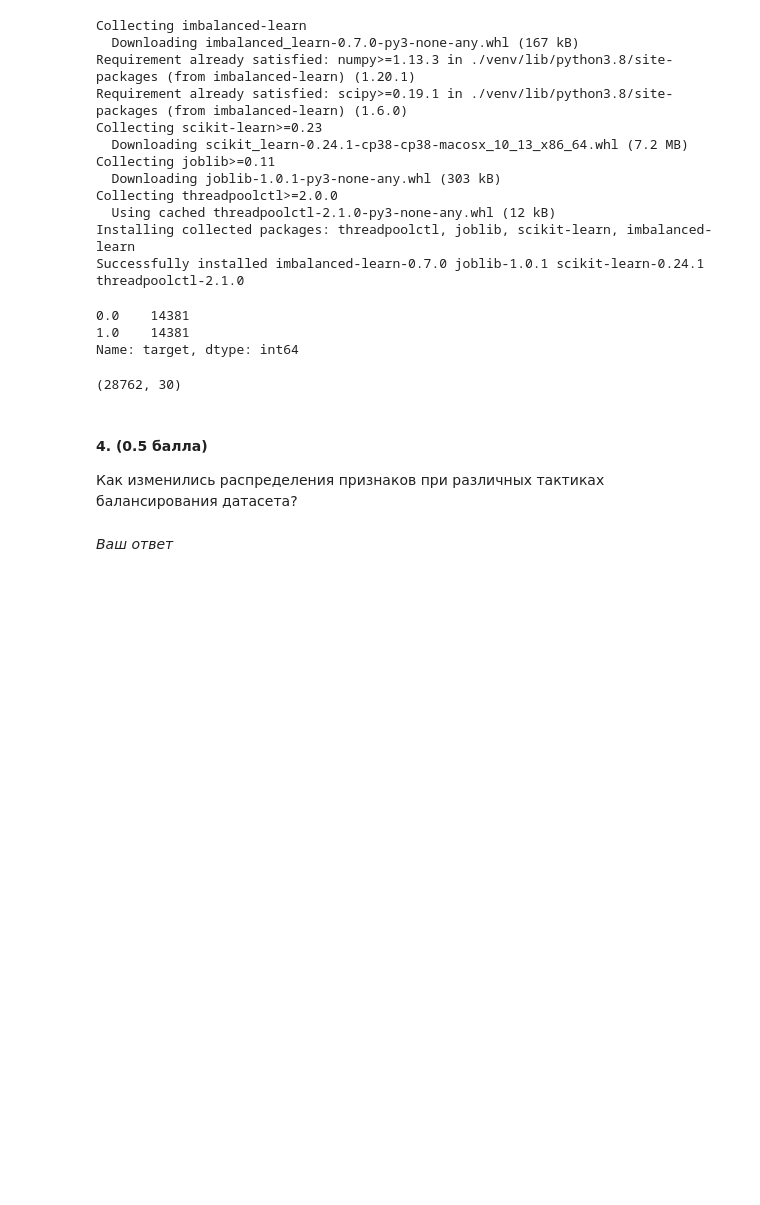
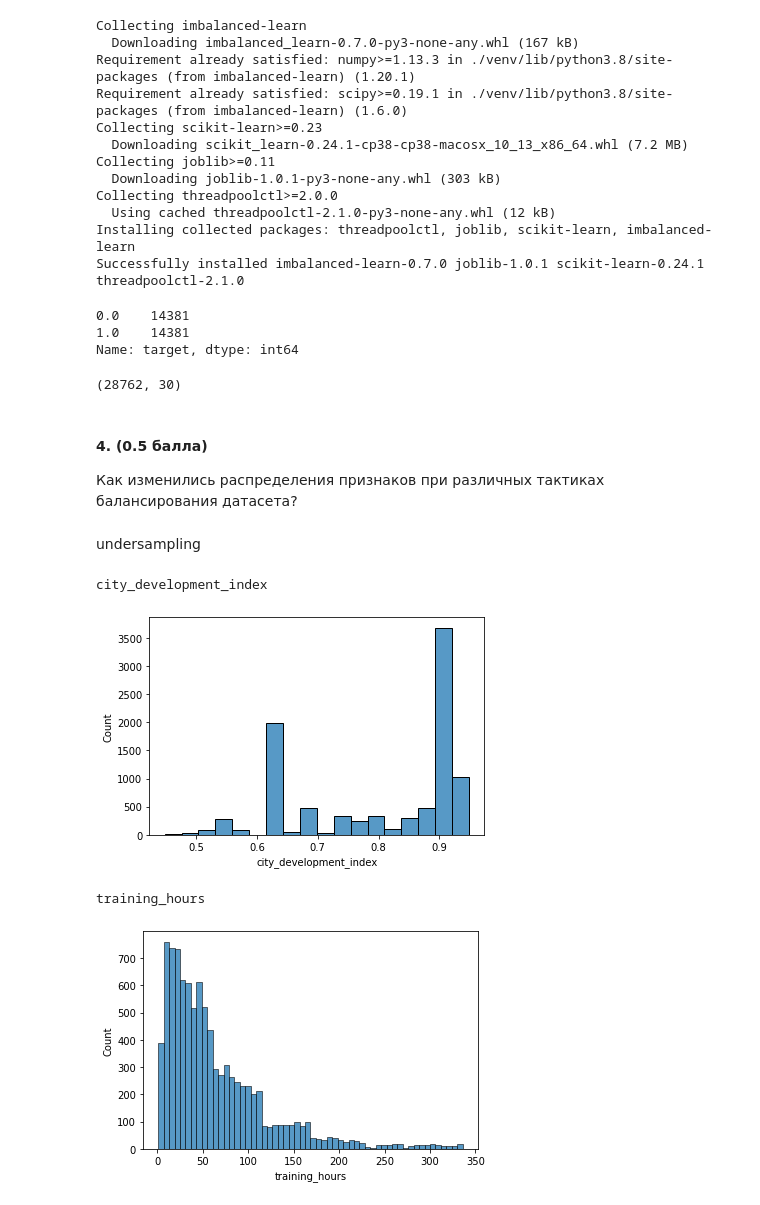
Before and after one commit to NikKonst/ib_ml_hw1, a Jupyter notebook: HW1 - EDA.ipynb, the cells around one changed output. Cells and saved outputs as stored; diff of their text form; code cells hidden in the pictures; blank space fills up the shorter version.

```diff
--- a/HW1 - EDA.ipynb
+++ b/HW1 - EDA.ipynb
@@ -560,2 +558,12 @@ X_hr_SMOTE.shape
-# %% [markdown]
-_Ваш ответ_
+# %% [markdown]
+undersampling
+# %%
+for col in ['city_development_index', 'training_hours']:
+    print(col)
+    sns.histplot(X_hr_under[col])
+    plt.show()
+# %% [output]
+city_development_index
+[figure, added]
+training_hours
+[figure, added]
```
Also changed, not shown: parts of 5 cells of this notebook.
